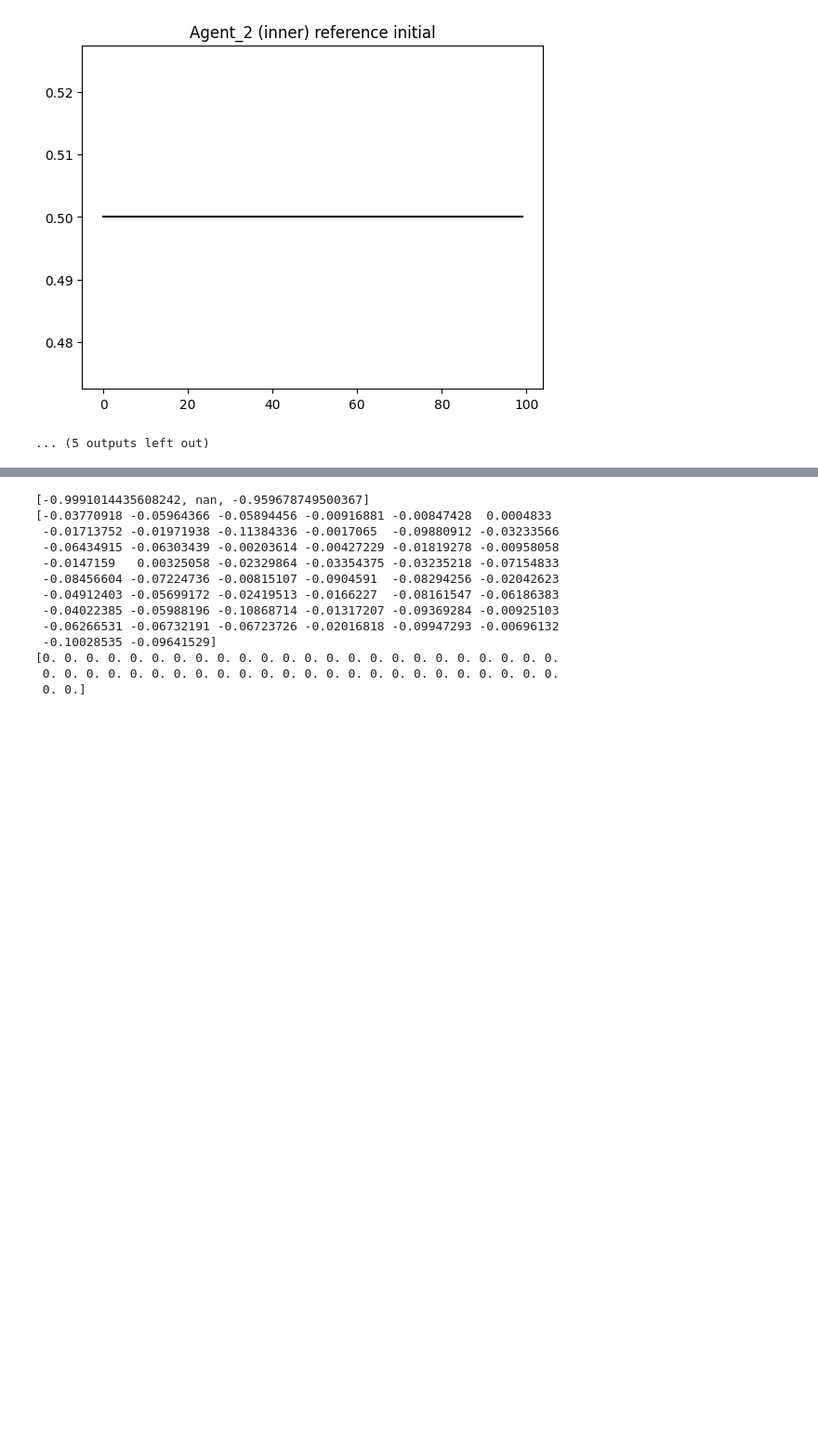
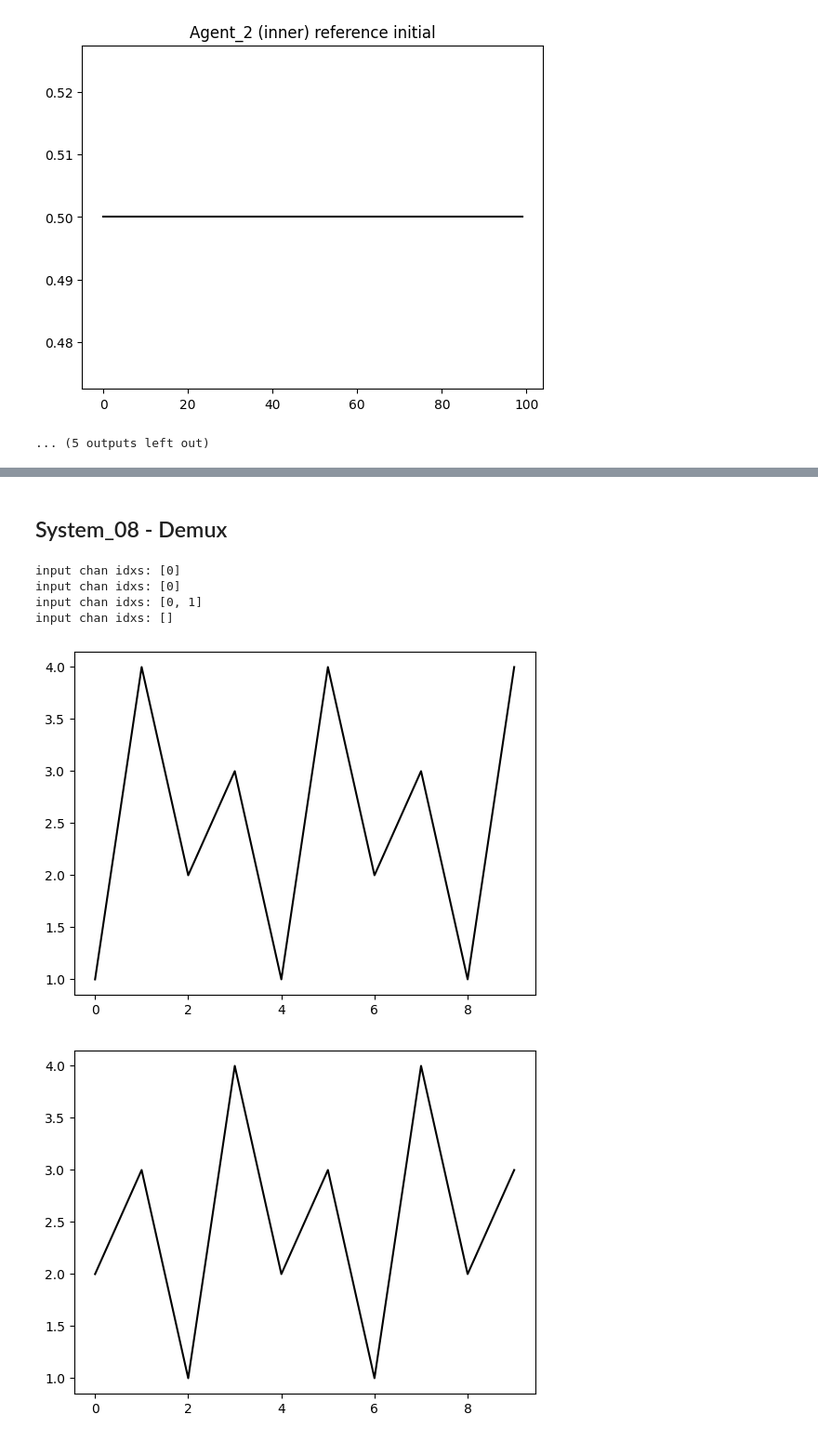
Before and after one commit to jprod/Control, a Jupyter notebook: for_paper_refactor.ipynb, the cells around one changed output, grey strips where cells are left out. Shown at 93% size. Cells and saved outputs as stored; diff of their text form; code cells hidden in the pictures; blank space fills up the shorter version.

Commit message:
Add a demultiplexer-like output splitter

```diff
--- a/for_paper_refactor.ipynb
+++ b/for_paper_refactor.ipynb
@@ -1533,19 +954,40 @@ print(d_behav2[54])
-# %%
-# investigating -1 conformist correlations in sigmoid case
-print(coef1[84:87])
-print(agent2_raw_error_shifted[85])
-print(d_behav1[85])
-# %% [output]
-[-0.9991014435608242, nan, -0.959678749500367]
-[-0.03770918 -0.05964366 -0.05894456 -0.00916881 -0.00847428  0.0004833
- -0.01713752 -0.01971938 -0.11384336 -0.0017065  -0.09880912 -0.03233566
- -0.06434915 -0.06303439 -0.00203614 -0.00427229 -0.01819278 -0.00958058
- -0.0147159   0.00325058 -0.02329864 -0.03354375 -0.03235218 -0.07154833
- -0.08456604 -0.07224736 -0.00815107 -0.0904591  -0.08294256 -0.02042623
- -0.04912403 -0.05699172 -0.02419513 -0.0166227  -0.08161547 -0.06186383
- -0.04022385 -0.05988196 -0.10868714 -0.01317207 -0.09369284 -0.00925103
- -0.06266531 -0.06732191 -0.06723726 -0.02016818 -0.09947293 -0.00696132
- -0.10028535 -0.09641529]
-[0. 0. 0. 0. 0. 0. 0. 0. 0. 0. 0. 0. 0. 0. 0. 0. 0. 0. 0. 0. 0. 0. 0. 0.
- 0. 0. 0. 0. 0. 0. 0. 0. 0. 0. 0. 0. 0. 0. 0. 0. 0. 0. 0. 0. 0. 0. 0. 0.
- 0. 0.]
+# %% [markdown]
+## System_08 - Demux
+# %%
+sys_08a = System(np.array([[0.0],[0.0]]),
+                 (None, (identity, [0])),
+                 output_channel_idx=1,
+                 name="bottom",
+                 verbose=True)
+
+sys_08b = System(np.array([[0.0],[0.0]]),
+                 ((None), (identity, [0])),
+                 output_channel_idx=1,
+                 name="top",
+                 verbose=True)
+
+sys_08c = System(np.array([[0.0],[0.0],[0.0],[0.0]]),
+                ((None), (None), (identity, [0]), (identity, [1])),
+                output_channel_idx=[2,3],
+                name="middle",
+                verbose=True)
+
+sys_08d = System(np.array([[1.0],[2.0],[3.0],[4.0]]),
+                 ((sys_08a, [3]), (sys_08b, [2]), (sys_08c, [0,1]), 2),
+                 channel_names=["bottom out", "top out", "mid out 1", "mid out 2"],
+                 verbose=True)
+
+sysout = sys_08d.go(10)
+# %% [output]
+input chan idxs: [0]
+input chan idxs: [0]
+input chan idxs: [0, 1]
+input chan idxs: []
+# %%
+dcn = sys_08d.deep_channel_names()
+for i in range(sysout.shape[1]):
+    plt.plot(np.max(sysout[:,i,:], axis=1), 'k-')
+    plt.show()
+# %% [output]
+[figure, added]
+[figure, added]
```
Also changed, not shown: parts of 9 cells of this notebook, 1 other file.
